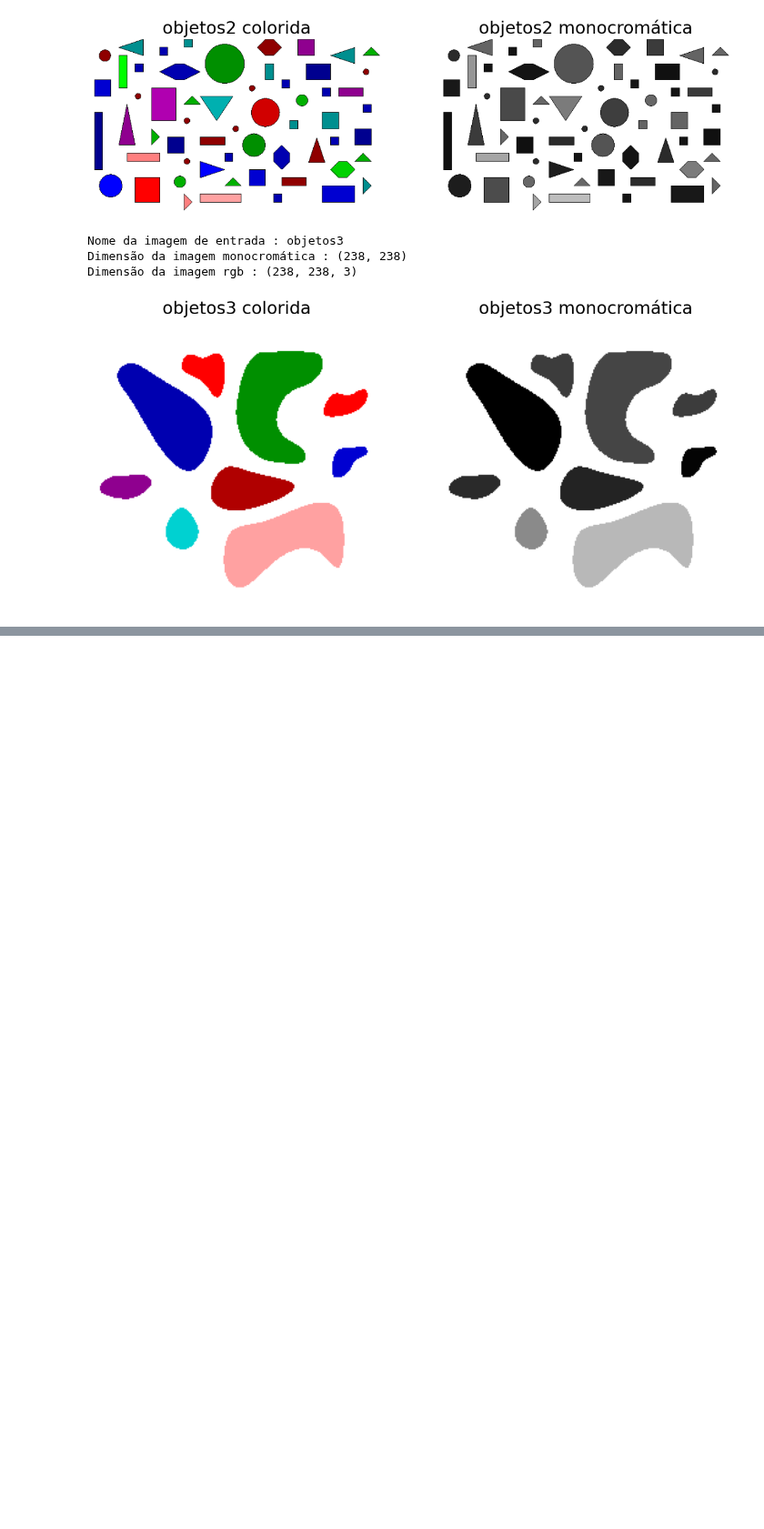
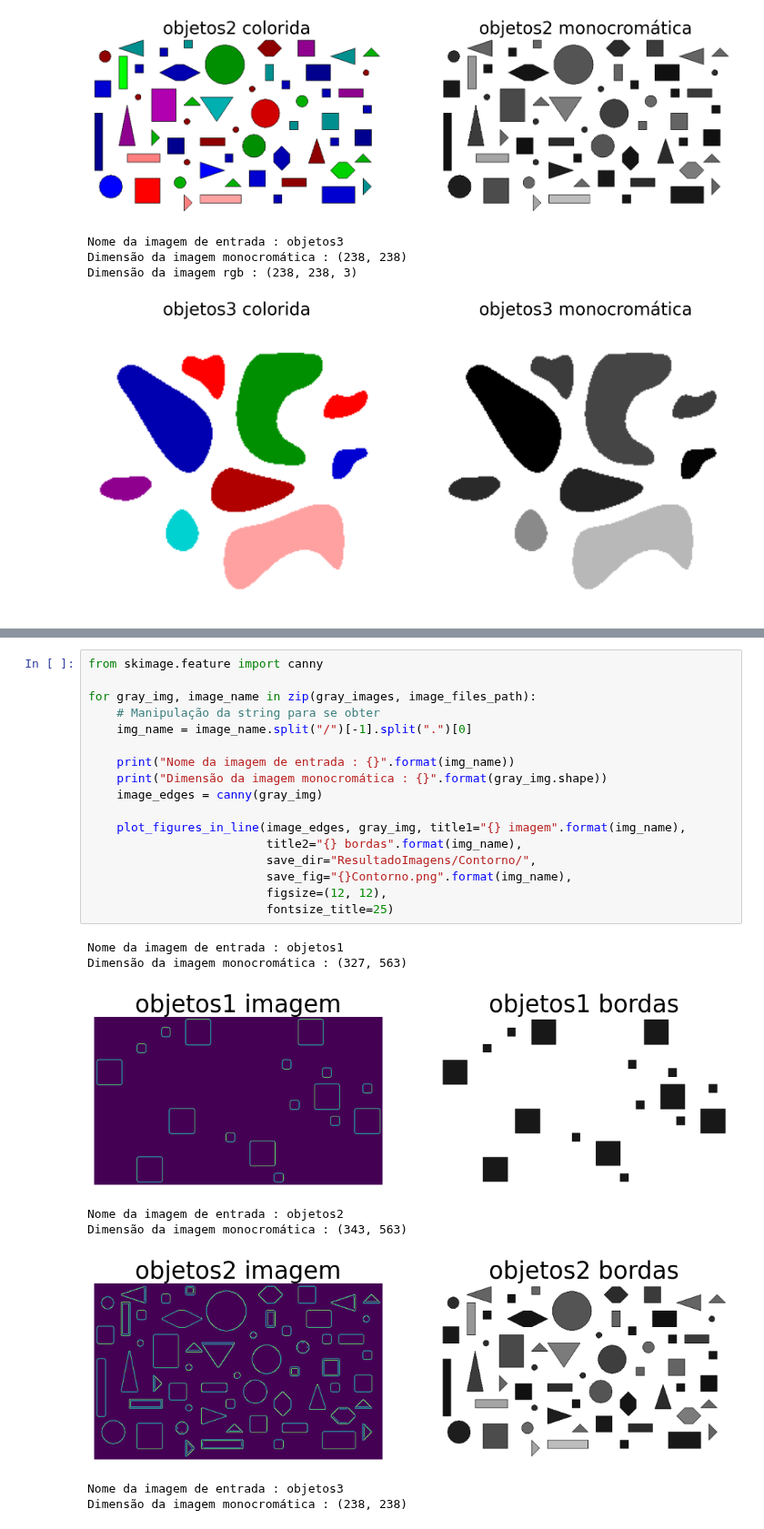
Before and after one commit to borin98/Introdu-o-ao-Processamento-de-Imagem-Digital, a Jupyter notebook: Trabalhos/Trabalho 4/Trabalho4Script.ipynb, the cells around one changed output, grey strips where cells are left out. Shown at 91% size. Cells and saved outputs as stored; diff of their text form; blank space fills up the shorter version.

```diff
--- a/Trabalhos/Trabalho 4/Trabalho4Script.ipynb
+++ b/Trabalhos/Trabalho 4/Trabalho4Script.ipynb
@@ -157,0 +166,26 @@ Dimensão da imagem rgb : (238, 238, 3)
+# %%
+from skimage.feature import canny
+
+for gray_img, image_name in zip(gray_images, image_files_path):
+    # Manipulação da string para se obter
+    img_name = image_name.split("/")[-1].split(".")[0]
+
+    print("Nome da imagem de entrada : {}".format(img_name))
+    print("Dimensão da imagem monocromática : {}".format(gray_img.shape))
+    image_edges = canny(gray_img)
+
+    plot_figures_in_line(image_edges, gray_img, title1="{} imagem".format(img_name),
+                         title2="{} bordas".format(img_name),
+                         save_dir="ResultadoImagens/Contorno/",
+                         save_fig="{}Contorno.png".format(img_name),
+                         figsize=(12, 12),
+                         fontsize_title=25)
+# %% [output]
+Nome da imagem de entrada : objetos1
+Dimensão da imagem monocromática : (327, 563)
+[figure, added]
+Nome da imagem de entrada : objetos2
+Dimensão da imagem monocromática : (343, 563)
+[figure, added]
+Nome da imagem de entrada : objetos3
+Dimensão da imagem monocromática : (238, 238)
```
Also changed, not shown: parts of 5 cells of this notebook, 3 other files.
